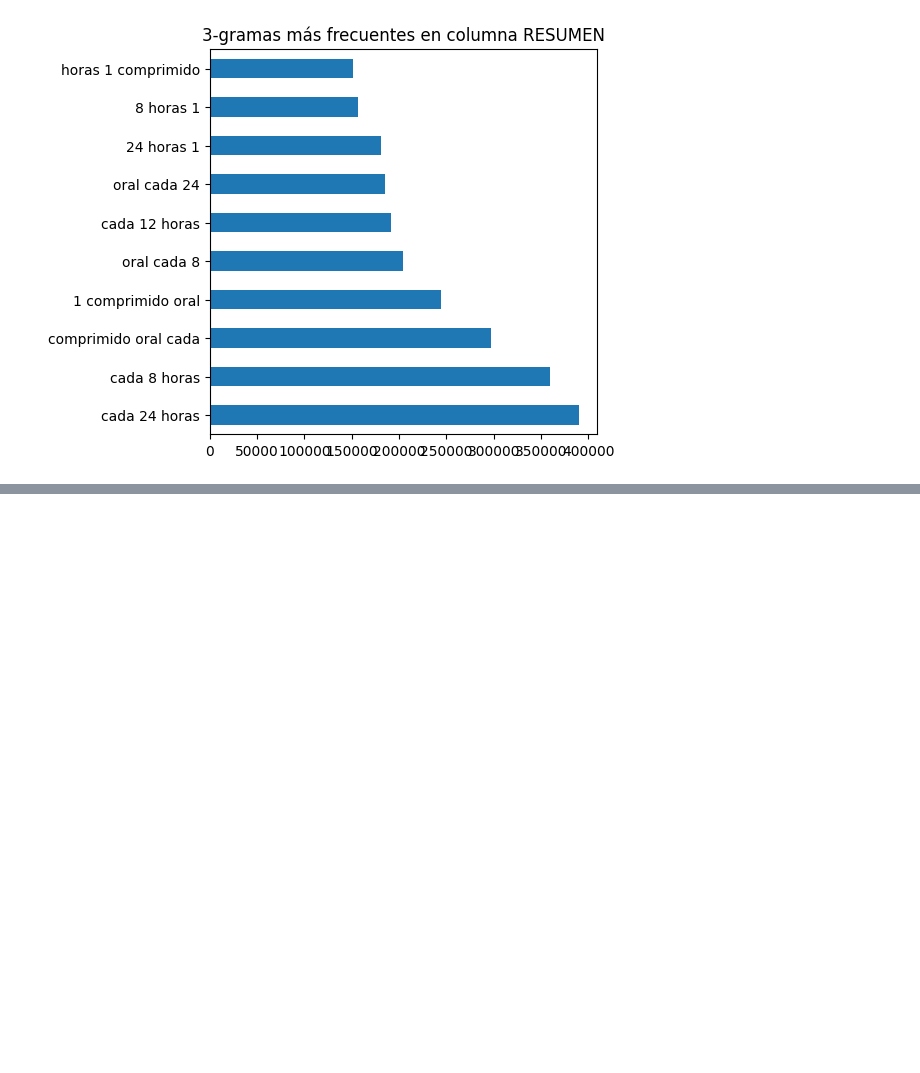
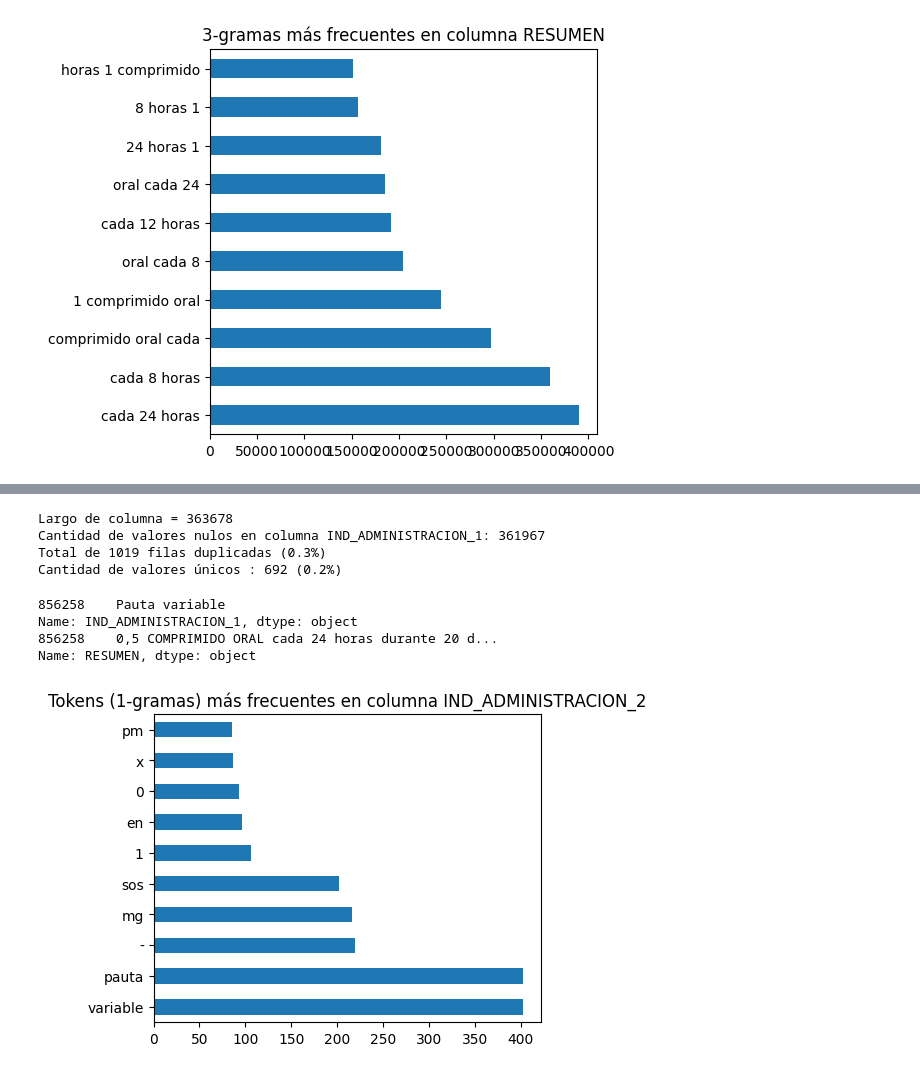
Before and after one commit to camilocarvajalreyes/entidades-minsal, a Jupyter notebook: Notebooks_Exploracion/exploracion_complementaria.ipynb, the cells around one changed output, grey strips where cells are left out. Saved outputs shown, nothing was run; the diff lists cells and outputs as text; code cells hidden in the pictures; blank space fills up the shorter version.

```diff
--- a/Notebooks_Exploracion/exploracion_complementaria.ipynb
+++ b/Notebooks_Exploracion/exploracion_complementaria.ipynb
@@ -51,0 +88,23 @@ common_ngrams(df,3)
+# %%
+resumen_columna(df,'IND_ADMINISTRACION_1')
+# %% [output]
+Largo de columna = 363678
+Cantidad de valores nulos en columna IND_ADMINISTRACION_1: 361967
+Total de 1019 filas duplicadas (0.3%)
+Cantidad de valores únicos : 692 (0.2%)
+# %%
+df = df[df['IND_ADMINISTRACION_1'].notna()]
+# %%
+ej = df.sample(random_state=0)
+print(ej['IND_ADMINISTRACION_1'])
+print(ej['RESUMEN'])
+# %% [output]
+856258    Pauta variable
+Name: IND_ADMINISTRACION_1, dtype: object
+856258    0,5 COMPRIMIDO ORAL cada 24 horas durante 20 d...
+Name: RESUMEN, dtype: object
+# %%
+mas_comunes =  pd.Series(' '.join(df['IND_ADMINISTRACION_1']).lower().split()).value_counts()
+mas_comunes[:10].plot.barh(figsize=(5, 4),title='Tokens (1-gramas) más frecuentes en columna IND_ADMINISTRACION_2');
+# %% [output]
+[figure, added]
```
Also changed, not shown: parts of 13 cells of this notebook.
